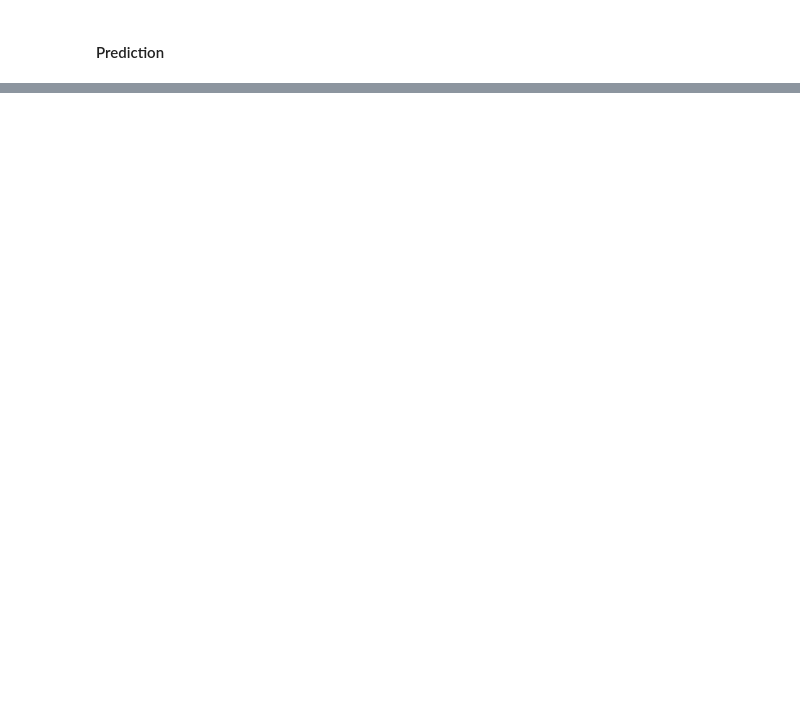
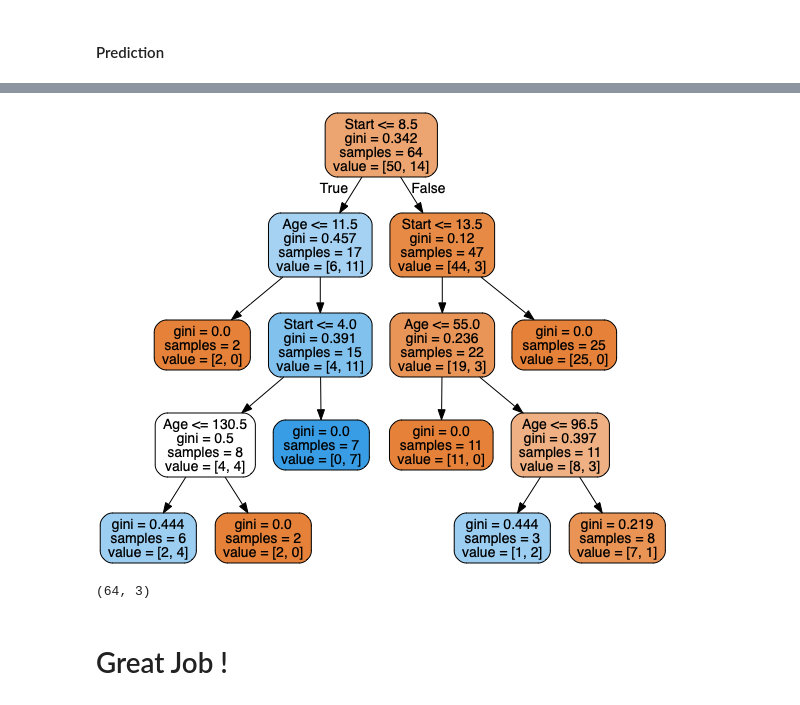
Before and after one commit to pksvv/25JClassification, a Jupyter notebook: Decision Tree.ipynb, the cells around one changed output, grey strips where cells are left out. Saved outputs shown, nothing was run; the diff lists cells and outputs as text; code cells hidden in the pictures; blank space fills up the shorter version.

```diff
--- a/Decision Tree.ipynb
+++ b/Decision Tree.ipynb
@@ -120,0 +148,20 @@ weighted avg       0.60      0.65      0.62        17
+# %%
+dot_data = StringIO()
+
+export_graphviz(dtree,
+                out_file=dot_data,
+                feature_names=features,
+                filled=True,
+                rounded=True)
+
+graph = pydot.graph_from_dot_data(dot_data.getvalue())
+
+Image(graph[0].create_png())
+# %% [output]
+[figure, added]
+# %%
+X_train.shape
+# %% [output]
+(64, 3)
+# %% [markdown]
+# Great Job !
```
Also changed, not shown: parts of 7 cells of this notebook.
